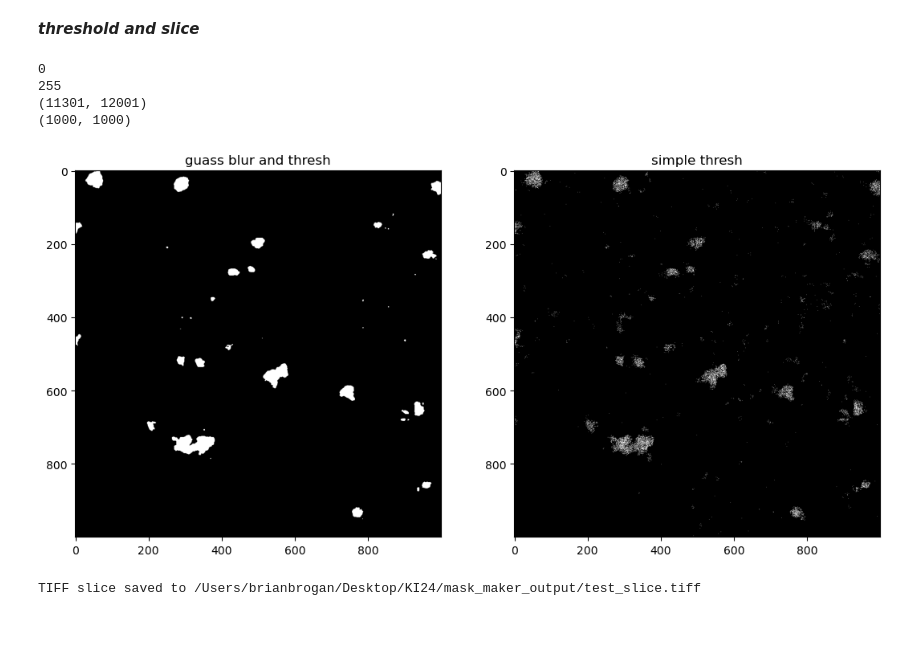
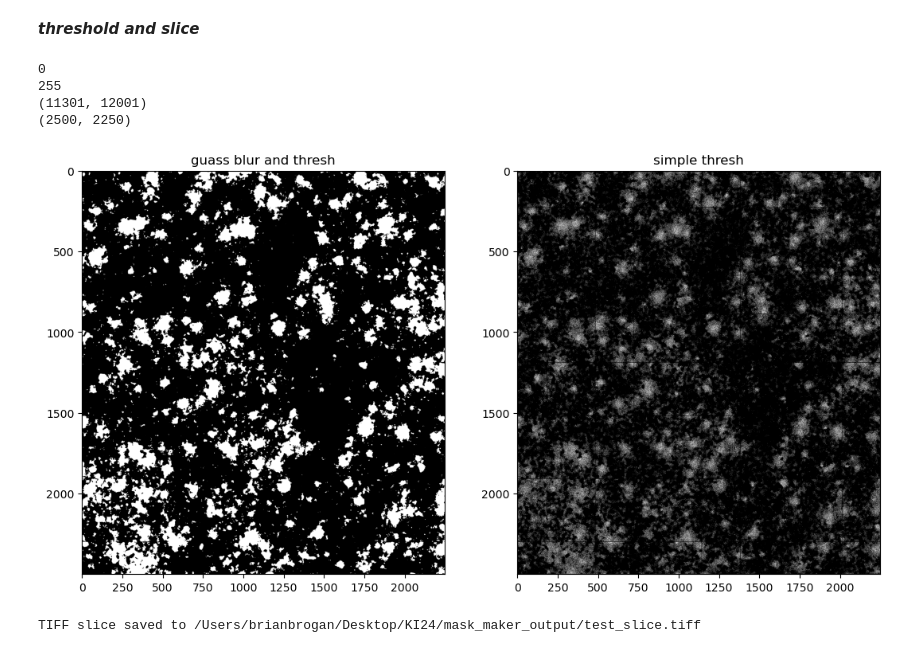
Before and after one commit to brigbrog/SpatialSegmentation, a Jupyter notebook: vision_testing/cv_tester.ipynb, the cells around one changed output. Cells and saved outputs as stored; diff of their text form; code cells hidden in the pictures; blank space fills up the shorter version.

```diff
--- a/vision_testing/cv_tester.ipynb
+++ b/vision_testing/cv_tester.ipynb
@@ -16,7 +16,7 @@ import os
 merfish_tif_fname = '/Users/brianbrogan/Desktop/KI24/Cluster:ImgGen2024/MERFISH/output/02. Images/02.1. Raw prediction/H18.06.006.MTG.4000.expand.rep3/clusters/cluster0_from_CTR081_Fron_mean_r10_cap1000.tif'
 sterseq_tif_fname = '/Users/brianbrogan/Desktop/KI24/ClusterImgGen2024/STERSEQ/output/02. Images/02.1. Raw prediction/1996-081_GFM_SS200000954BR_A2_tissue_cleaned_cortex_crop/clusters/cluster0_from_1996-081_GFM_SS200000954BR_A2_bin100_tissue_cleaned_mean_r10_cap1000.tif'
 
-test_img = plt.imread(sterseq_tif_fname)
+test_img = tiff.imread(sterseq_tif_fname)
 plt.xticks([])
 plt.yticks([])
 plt.imshow(test_img)
@@ -37,8 +37,8 @@ print(test_img.shape)
 #------------------------------
 simple_thresh= False
 
-y_win = (6000, 7000)
-x_win = (9000, 10000)
+x_win = (7750, 10000) # first dimension (cols)
+y_win = (5000, 7500) # second dimension (rows)
 
 threshline = 0
 
@@ -59,7 +59,7 @@ print(test_img_chan.shape)
 #color_slice = cv2.convertScaleAbs(cv2.cvtColor(test_img, cv2.COLOR_RGB2BGR), alpha=1.0, beta=10)[x_win[0]:x_win[1], y_win[0]:y_win[1]]
 #color_slice = exposure.rescale_intensity(test_img, in_range=(1, 255), out_range=(0, 255))[x_win[0]:x_win[1], y_win[0]:y_win[1]]
 
-comp_slice = cv2.threshold(test_img_chan, threshline, 255, cv2.THRESH_BINARY)[1][x_win[0]:x_win[1], y_win[0]:y_win[1]]
+comp_slice = cv2.threshold(test_img_chan, threshline, 255, cv2.THRESH_BINARY)[1][y_win[0]:y_win[1], x_win[0]:x_win[1]]
 
 ret1, bin_img1 = cv2.threshold(test_img_chan, threshline, 255, cv2.THRESH_BINARY)
 
@@ -72,38 +72,38 @@ if simple_thresh:
     title1 = "simple thresh"
     title2 = "guass blur and thresh"
 else:
     ret, bin_img = ret2, bin_img2
     ret_alt, bin_img_alt = ret1, bin_img1
     title1 = "guass blur and thresh"
     title2 = "simple thresh"
 
-test_img_chan_slice = test_img_chan[x_win[0]:x_win[1], y_win[0]:y_win[1]]
-bin_img_slice = bin_img[x_win[0]:x_win[1], y_win[0]:y_win[1]]
-bin_img_alt_slice = bin_img_alt[x_win[0]:x_win[1], y_win[0]:y_win[1]]
+test_img_chan_slice = test_img_chan[y_win[0]:y_win[1], x_win[0]:x_win[1]]
+bin_img_slice = bin_img[y_win[0]:y_win[1], x_win[0]:x_win[1]]
+bin_img_alt_slice = bin_img_alt[y_win[0]:y_win[1], x_win[0]:x_win[1]]
 
 print(bin_img_slice.shape)
 
 plt.figure(figsize=(20, 10))
 
 plt.subplot(132)
 plt.imshow(bin_img_slice, cmap='gray')
 plt.title(title1)
 #plt.xticks(np.arange(0, bin_img_slice.shape[1], 100), np.arange(x_win[0], x_win[1], 100))
 #plt.yticks(np.arange(0, bin_img_slice.shape[0], 100), np.arange(y_win[0], y_win[1], 100))
 
 plt.subplot(133)
 plt.imshow(bin_img_alt_slice, cmap='gray')
 plt.title(title2)
 #plt.xticks(np.arange(0, bin_img_alt_slice.shape[1], 100), np.arange(x_win[0], x_win[1], 100))
 #plt.yticks(np.arange(0, bin_img_alt_slice.shape[0], 100), np.arange(y_win[0], y_win[1], 100))
 
 plt.show()
 # %% [output]
 0
 255
 (11301, 12001)
-(1000, 1000)
+(2500, 2250)
-[figure, old version]
+[figure, new version]
 # %%
 def save_tiff_slice(image_fname, xrange, yrange,out_dir="mask_maker_output", tiff_fname='test_slice.tiff'):
         full_img = tiff.imread(image_fname)
```
Also changed, not shown: parts of 4 cells of this notebook.
